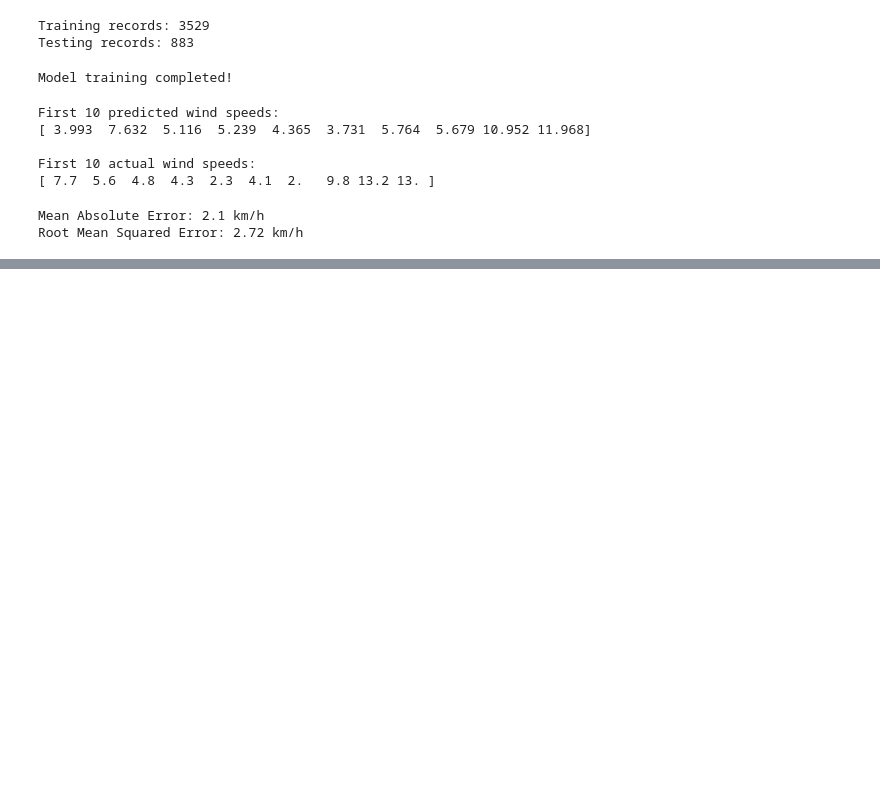
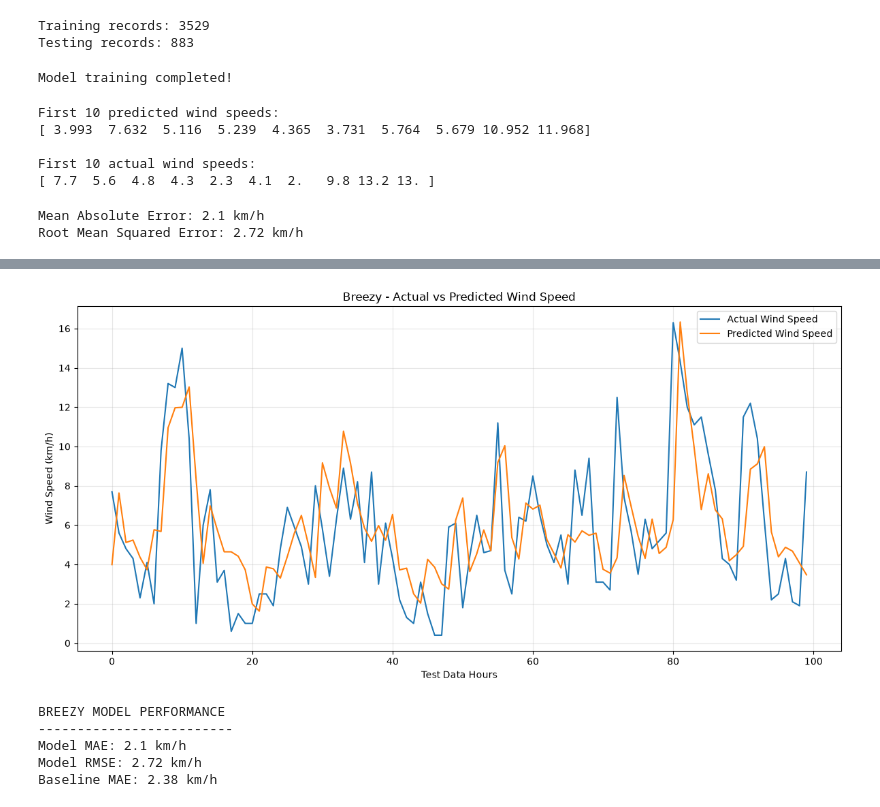
Before and after one commit to fida-fei/breezy, a Jupyter notebook: notebooks/01_wind_data_exploration.ipynb, the cells around one changed output, grey strips where cells are left out. Saved outputs shown, nothing was run; the diff lists cells and outputs as text; code cells hidden in the pictures; blank space fills up the shorter version.

```diff
--- a/notebooks/01_wind_data_exploration.ipynb
+++ b/notebooks/01_wind_data_exploration.ipynb
@@ -537,0 +729,51 @@ Root Mean Squared Error: 2.72 km/h
+# %%
+import matplotlib.pyplot as plt
+
+plt.figure(figsize=(12, 6))
+
+plt.plot(
+    y_test.iloc[:100].values,
+    label="Actual Wind Speed"
+)
+
+plt.plot(
+    predictions[:100],
+    label="Predicted Wind Speed"
+)
+
+plt.xlabel("Test Data Hours")
+plt.ylabel("Wind Speed (km/h)")
+plt.title("Breezy - Actual vs Predicted Wind Speed")
+
+plt.legend()
+plt.grid(alpha=0.3)
+plt.tight_layout()
+
+plt.savefig("../data/prediction_comparison.png", dpi=300)
+
+plt.show()
+# %% [output]
+[figure, added]
+# %%
+from sklearn.metrics import mean_absolute_error, mean_squared_error
+import numpy as np
+
+# Model performance
+mae = mean_absolute_error(y_test, predictions)
+rmse = np.sqrt(mean_squared_error(y_test, predictions))
+
+# Baseline performance
+baseline_predictions = X_test["wind_speed_10m"]
+baseline_mae = mean_absolute_error(y_test, baseline_predictions)
+
+print("BREEZY MODEL PERFORMANCE")
+print("-------------------------")
+print("Model MAE:", round(mae, 2), "km/h")
+print("Model RMSE:", round(rmse, 2), "km/h")
+print("Baseline MAE:", round(baseline_mae, 2), "km/h")
+# %% [output]
+BREEZY MODEL PERFORMANCE
+-------------------------
+Model MAE: 2.1 km/h
+Model RMSE: 2.72 km/h
+Baseline MAE: 2.38 km/h
```
Also changed, not shown: parts of 9 cells of this notebook, 2 other files.
